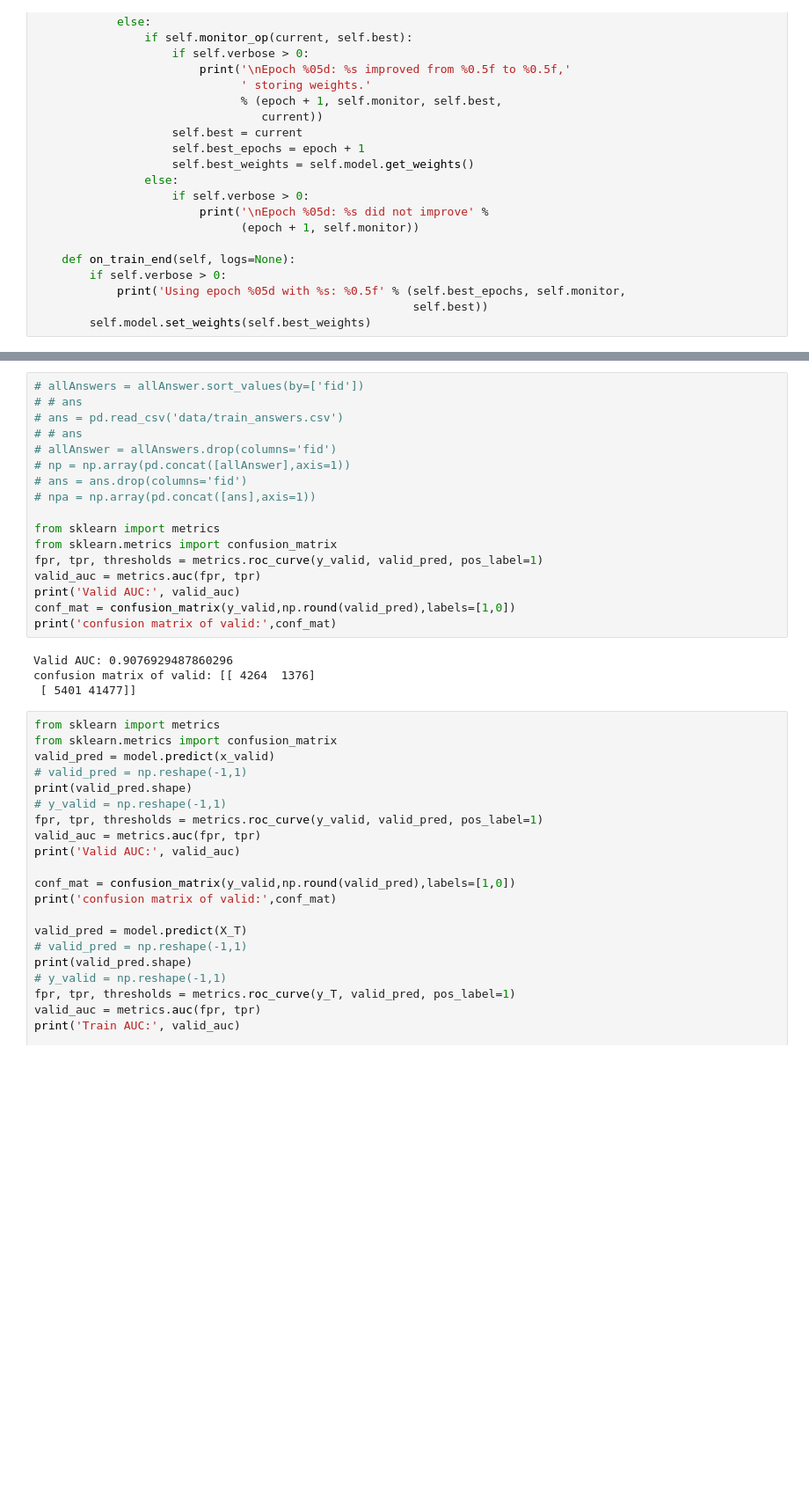
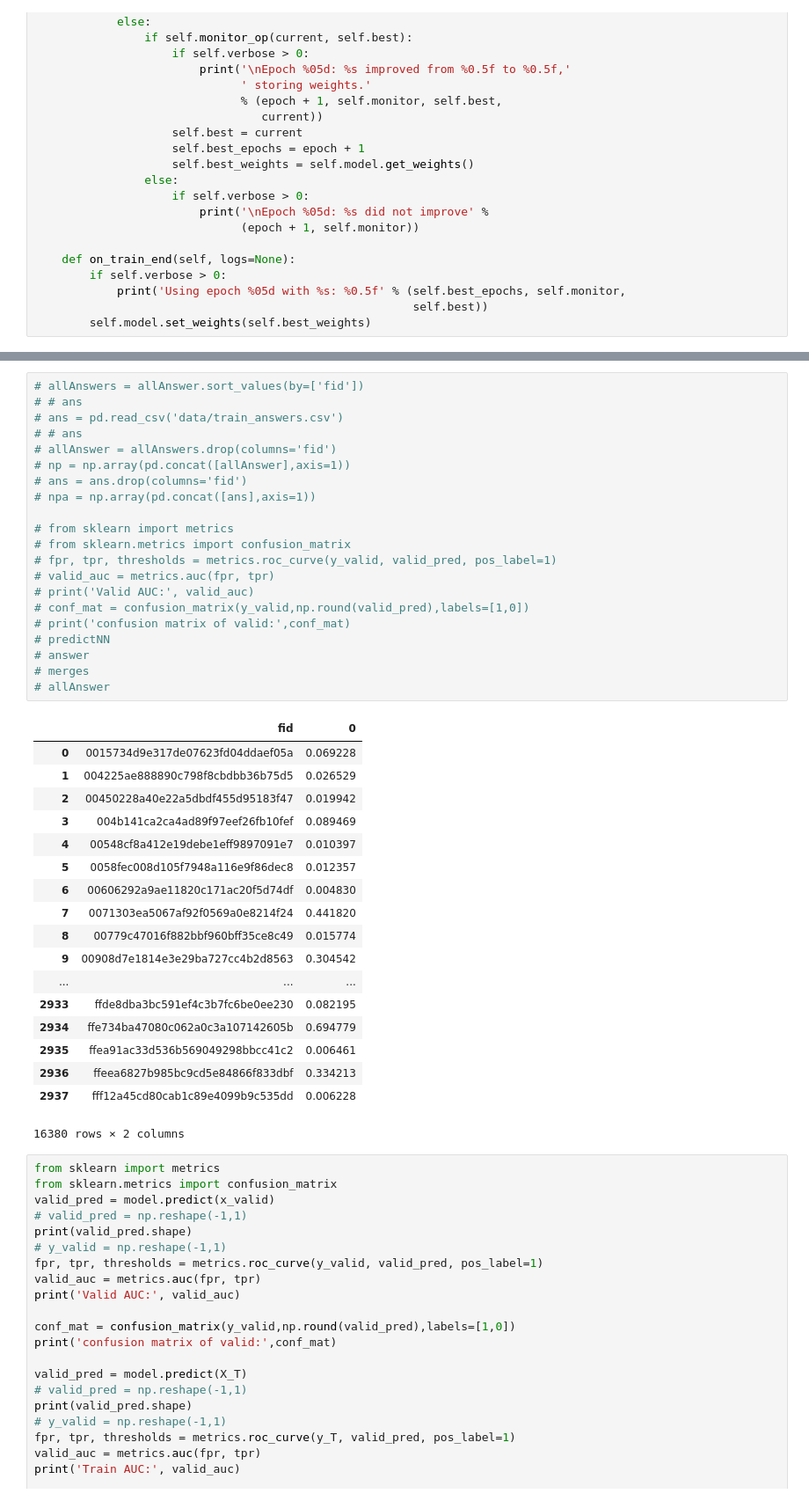
Before and after one commit to tychen5/Trend_TBrainAI, a Jupyter notebook: leo/DL_method.ipynb, the cells around one changed output, grey strips where cells are left out. Shown at 88% size. Drawn from its saved outputs; the diff is of its cells as text; blank space fills up the shorter version.

```diff
--- a/leo/DL_method.ipynb
+++ b/leo/DL_method.ipynb
@@ -648,24 +539,43 @@ Epoch 21/500
 # %%
 # allAnswers = allAnswer.sort_values(by=['fid'])
 # # ans
 # ans = pd.read_csv('data/train_answers.csv')
 # # ans
 # allAnswer = allAnswers.drop(columns='fid')
 # np = np.array(pd.concat([allAnswer],axis=1))
 # ans = ans.drop(columns='fid')
 # npa = np.array(pd.concat([ans],axis=1))
 
-from sklearn import metrics
-from sklearn.metrics import confusion_matrix
-fpr, tpr, thresholds = metrics.roc_curve(y_valid, valid_pred, pos_label=1)
-valid_auc = metrics.auc(fpr, tpr)
-print('Valid AUC:', valid_auc)
-conf_mat = confusion_matrix(y_valid,np.round(valid_pred),labels=[1,0])
-print('confusion matrix of valid:',conf_mat)
+# from sklearn import metrics
+# from sklearn.metrics import confusion_matrix
+# fpr, tpr, thresholds = metrics.roc_curve(y_valid, valid_pred, pos_label=1)
+# valid_auc = metrics.auc(fpr, tpr)
+# print('Valid AUC:', valid_auc)
+# conf_mat = confusion_matrix(y_valid,np.round(valid_pred),labels=[1,0])
+# print('confusion matrix of valid:',conf_mat)
+# predictNN
+# answer
+# merges
+# allAnswer
 # %% [output]
+|  | fid | 0 |
+| 0 | 0015734d9e317de07623fd04ddaef05a | 0.069228 |
+| 1 | 004225ae888890c798f8cbdbb36b75d5 | 0.026529 |
+| 2 | 00450228a40e22a5dbdf455d95183f47 | 0.019942 |
+| 3 | 004b141ca2ca4ad89f97eef26fb10fef | 0.089469 |
+| 4 | 00548cf8a412e19debe1eff9897091e7 | 0.010397 |
+| 5 | 0058fec008d105f7948a116e9f86dec8 | 0.012357 |
+| 6 | 00606292a9ae11820c171ac20f5d74df | 0.004830 |
+| 7 | 0071303ea5067af92f0569a0e8214f24 | 0.441820 |
+| 8 | 00779c47016f882bbf960bff35ce8c49 | 0.015774 |
+| 9 | 00908d7e1814e3e29ba727cc4b2d8563 | 0.304542 |
+| ... | ... | ... |
+| 2933 | ffde8dba3bc591ef4c3b7fc6be0ee230 | 0.082195 |
+| 2934 | ffe734ba47080c062a0c3a107142605b | 0.694779 |
+| 2935 | ffea91ac33d536b569049298bbcc41c2 | 0.006461 |
+| 2936 | ffeea6827b985bc9cd5e84866f833dbf | 0.334213 |
+| 2937 | fff12a45cd80cab1c89e4099b9c535dd | 0.006228 |
-Valid AUC: 0.9076929487860296
-confusion matrix of valid: [[ 4264  1376]
- [ 5401 41477]]
+16380 rows × 2 columns
 # %%
 from sklearn import metrics
 from sklearn.metrics import confusion_matrix
```
Also changed, not shown: parts of 21 cells of this notebook, 2 other files.
